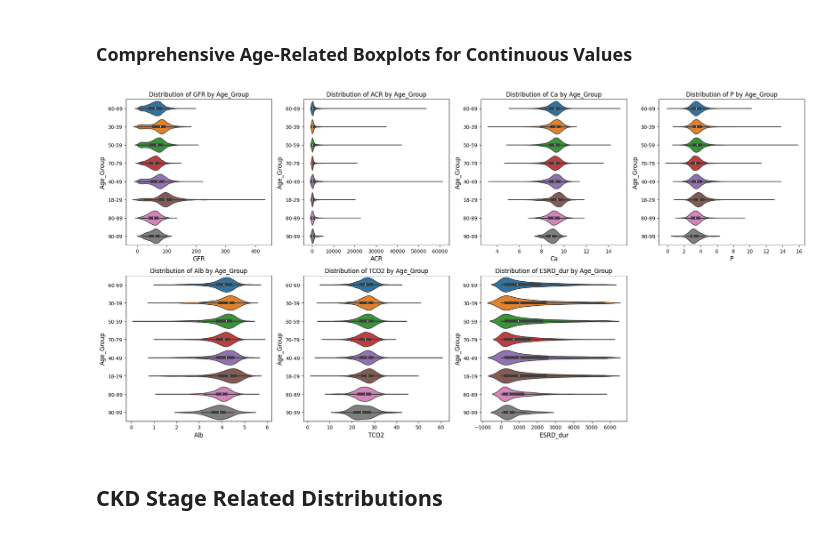
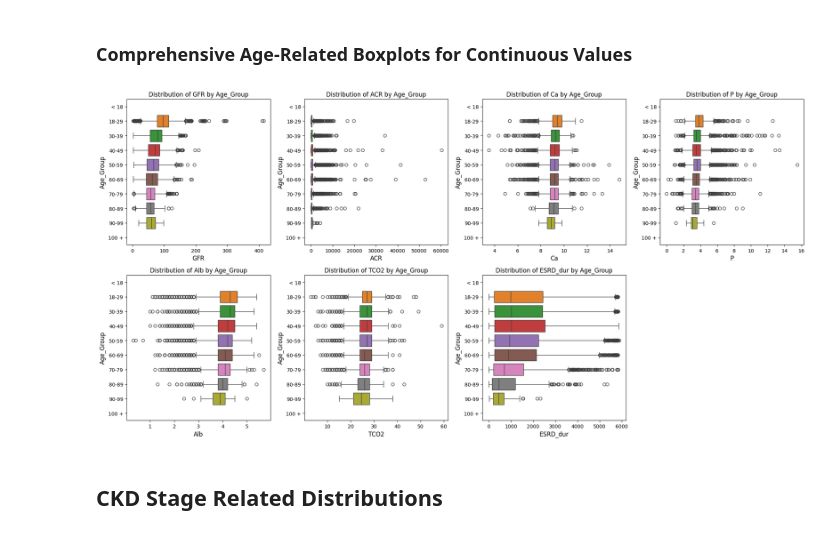
Before and after one commit to lshpaner/seoul_kfre, a Jupyter notebook: notebooks/data_exp_prep.ipynb, the cells around one changed output. Saved outputs shown, nothing was run; the diff lists cells and outputs as text; code cells hidden in the pictures.

Commit message:
reran and updated nb w/ ordered age groups

```diff
--- a/notebooks/data_exp_prep.ipynb
+++ b/notebooks/data_exp_prep.ipynb
@@ -473,28 +473,33 @@ crosstab_ckd_stage_age = crosstabs_dict["ckd_stage"]
 age_boxplot_list = df_eda[
     ["GFR", "ACR", "Ca", "P", "Alb", "TCO2", "ESRD_dur"]
 ].columns.to_list()
+# %%
+# Convert the Age_Group column to a categorical type with the specified order
+df_eda["Age_Group"] = pd.Categorical(
+    df_eda["Age_Group"], categories=label_ages, ordered=True
+)
 # %%
 metrics_boxplot_comp = ["Age_Group"]
 
 box_violin_plot(
     df=df_eda,
     metrics_list=age_boxplot_list,
     metrics_boxplot_comp=metrics_boxplot_comp,
     n_rows=2,
     n_cols=4,
     image_path_png=image_path_png,
     save_plots="all",
     image_path_svg=image_path_svg,
     show_plot="grid",
     show_legend=True,
-    plot_type="violinplot",
+    plot_type="boxplot",
     xlabel_rot=0,
     rotate_plot=True,
     individual_figsize=[8, 5],
     grid_figsize=(20, 10),
 )
 # %% [output]
-[figure, old version]
+[figure, new version]
 # %% [markdown]
 ## CKD Stage Related Distributions
 # %%
```
Also changed, not shown: parts of 2 cells of this notebook.
